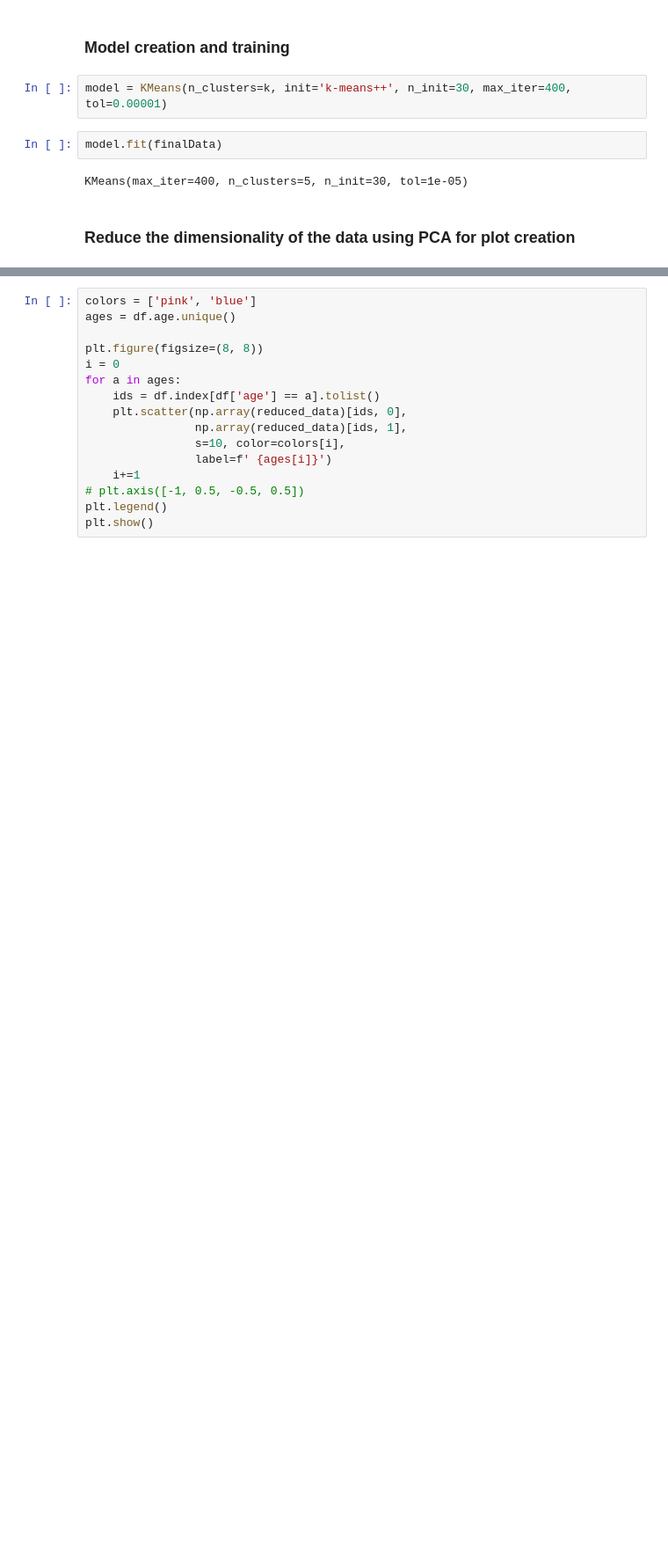
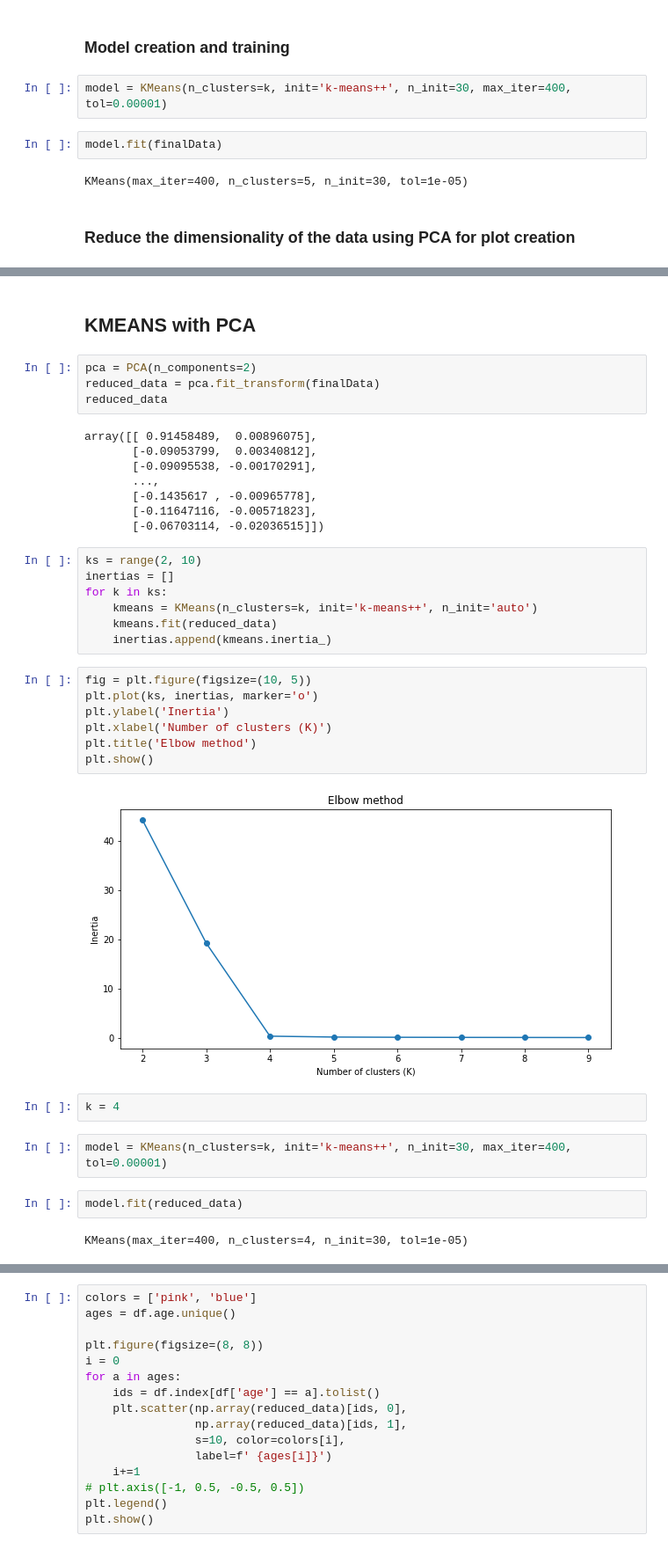
Before and after one commit to MATF-istrazivanje-podataka-1/2023_Data_Mining_Poetry_Dataset, a Jupyter notebook: KMeans.ipynb, the cells around one changed output, grey strips where cells are left out. Shown at 88% size. Saved outputs shown, nothing was run; the diff lists cells and outputs as text; blank space fills up the shorter version.

```diff
--- a/KMeans.ipynb
+++ b/KMeans.ipynb
@@ -151,0 +170,38 @@ plt.show()
+# %% [markdown]
+## KMEANS with PCA
+# %%
+pca = PCA(n_components=2)
+reduced_data = pca.fit_transform(finalData)
+reduced_data
+# %% [output]
+array([[ 0.91458489,  0.00896075],
+       [-0.09053799,  0.00340812],
+       [-0.09095538, -0.00170291],
+       ...,
+       [-0.1435617 , -0.00965778],
+       [-0.11647116, -0.00571823],
+       [-0.06703114, -0.02036515]])
+# %%
+ks = range(2, 10)
+inertias = []
+for k in ks:
+    kmeans = KMeans(n_clusters=k, init='k-means++', n_init='auto')
+    kmeans.fit(reduced_data)
+    inertias.append(kmeans.inertia_)
+# %%
+fig = plt.figure(figsize=(10, 5))
+plt.plot(ks, inertias, marker='o')
+plt.ylabel('Inertia')
+plt.xlabel('Number of clusters (K)')
+plt.title('Elbow method')
+plt.show()
+# %% [output]
+[figure, added]
+# %%
+k = 4
+# %%
+model = KMeans(n_clusters=k, init='k-means++', n_init=30, max_iter=400, tol=0.00001)
+# %%
+model.fit(reduced_data)
+# %% [output]
+KMeans(max_iter=400, n_clusters=4, n_init=30, tol=1e-05)
```
Also changed, not shown: parts of 9 cells of this notebook, 14 other files.
